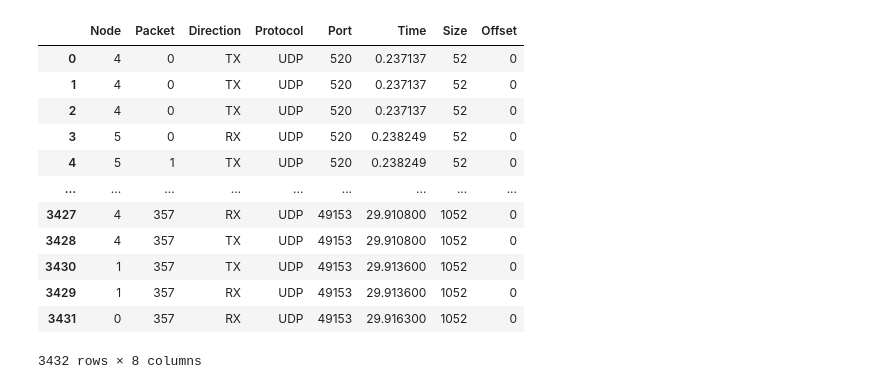
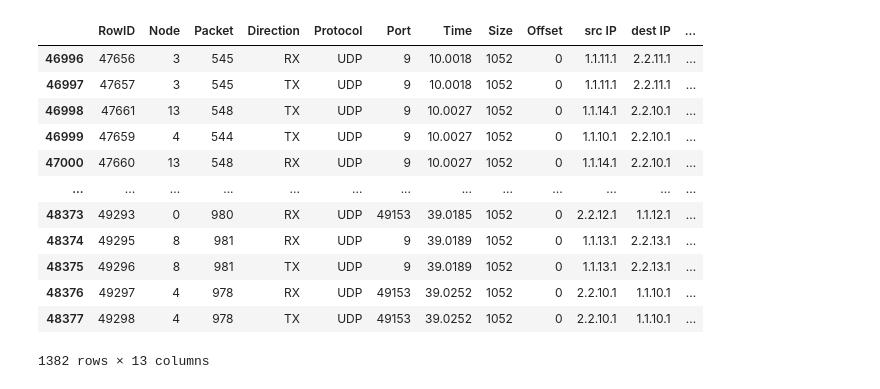
Before and after one commit to seyedAliHamedi/animated-umbrella, a Jupyter notebook: loss.ipynb, the cells around one changed output. Cells and saved outputs as stored; diff of their text form; code cells hidden in the pictures.

Commit message:
per packet routing update

```diff
--- a/loss.ipynb
+++ b/loss.ipynb
@@ -4,18 +6,49 @@ from collections import defaultdict
-# %%
-df = pd.read_csv('cpps/packets_log.csv')
-df = df.sort_values('Time')
-df
-# %% [output]
-|  | Node | Packet | Direction | Protocol | Port | Time | Size | Offset |
-| 0 | 4 | 0 | TX | UDP | 520 | 0.237137 | 52 | 0 |
-| 1 | 4 | 0 | TX | UDP | 520 | 0.237137 | 52 | 0 |
-| 2 | 4 | 0 | TX | UDP | 520 | 0.237137 | 52 | 0 |
-| 3 | 5 | 0 | RX | UDP | 520 | 0.238249 | 52 | 0 |
-| 4 | 5 | 1 | TX | UDP | 520 | 0.238249 | 52 | 0 |
-| ... | ... | ... | ... | ... | ... | ... | ... | ... |
-| 3427 | 4 | 357 | RX | UDP | 49153 | 29.910800 | 1052 | 0 |
-| 3428 | 4 | 357 | TX | UDP | 49153 | 29.910800 | 1052 | 0 |
-| 3430 | 1 | 357 | TX | UDP | 49153 | 29.913600 | 1052 | 0 |
-| 3429 | 1 | 357 | RX | UDP | 49153 | 29.913600 | 1052 | 0 |
-| 3431 | 0 | 357 | RX | UDP | 49153 | 29.916300 | 1052 | 0 |
-3432 rows × 8 columns
+# %%
+with open('src/monitor/logs/ip_mapping.json', 'r') as json_file:
+    mappings = json.load(json_file)
+
+with open('src/monitor/logs/routes.json','r') as file:
+    routes_dict = json.load(file)
+
+route_hops = {}
+temp = {}
+
+for key , val in routes_dict.items():
+        src, dest = key.split("->")
+        route_hops[(src,dest)] = len(val) - 2
+        route_hops[(dest,src)] = len(val) - 2
+
+for key , val in routes_dict.items():
+        src, dest = key.split("->")
+        temp[(src,dest)] = val
+        temp[(dest,src)] = val[::-1]
+
+routes_dict = temp
+
+df = pd.read_csv('src/monitor/logs/packets_log.csv')
+df = df.sort_values('Time')
+
+df['src'] = df['src IP'].map(mappings).astype(int)
+df['dest'] = df['dest IP'].map(mappings)
+df.dropna(subset=['dest'], inplace=True)
+df['dest'] = df['dest'].astype(int)
+
+
+df.reset_index(drop=False, inplace=True)  # old index becomes 'index' column
+df.rename(columns={"index": "RowID"}, inplace=True)
+df = df[df['Size'] > 500]
+df
+# %% [output]
+|  | RowID | Node | Packet | Direction | Protocol | Port | Time | Size | Offset | src IP | dest IP | ... |
+| 46996 | 47656 | 3 | 545 | RX | UDP | 9 | 10.0018 | 1052 | 0 | 1.1.11.1 | 2.2.11.1 | ... |
+| 46997 | 47657 | 3 | 545 | TX | UDP | 9 | 10.0018 | 1052 | 0 | 1.1.11.1 | 2.2.11.1 | ... |
+| 46998 | 47661 | 13 | 548 | TX | UDP | 9 | 10.0027 | 1052 | 0 | 1.1.14.1 | 2.2.10.1 | ... |
+| 46999 | 47659 | 4 | 544 | TX | UDP | 9 | 10.0027 | 1052 | 0 | 1.1.10.1 | 2.2.10.1 | ... |
+| 47000 | 47660 | 13 | 548 | RX | UDP | 9 | 10.0027 | 1052 | 0 | 1.1.14.1 | 2.2.10.1 | ... |
+| ... | ... | ... | ... | ... | ... | ... | ... | ... | ... | ... | ... | ... |
+| 48373 | 49293 | 0 | 980 | RX | UDP | 49153 | 39.0185 | 1052 | 0 | 2.2.12.1 | 1.1.12.1 | ... |
+| 48374 | 49295 | 8 | 981 | RX | UDP | 9 | 39.0189 | 1052 | 0 | 1.1.13.1 | 2.2.13.1 | ... |
+| 48375 | 49296 | 8 | 981 | TX | UDP | 9 | 39.0189 | 1052 | 0 | 1.1.13.1 | 2.2.13.1 | ... |
+| 48376 | 49297 | 4 | 978 | RX | UDP | 49153 | 39.0252 | 1052 | 0 | 2.2.10.1 | 1.1.10.1 | ... |
+| 48377 | 49298 | 4 | 978 | TX | UDP | 49153 | 39.0252 | 1052 | 0 | 2.2.10.1 | 1.1.10.1 | ... |
+1382 rows × 13 columns
```
Also changed, not shown: parts of 11 cells of this notebook, 52 other files.
